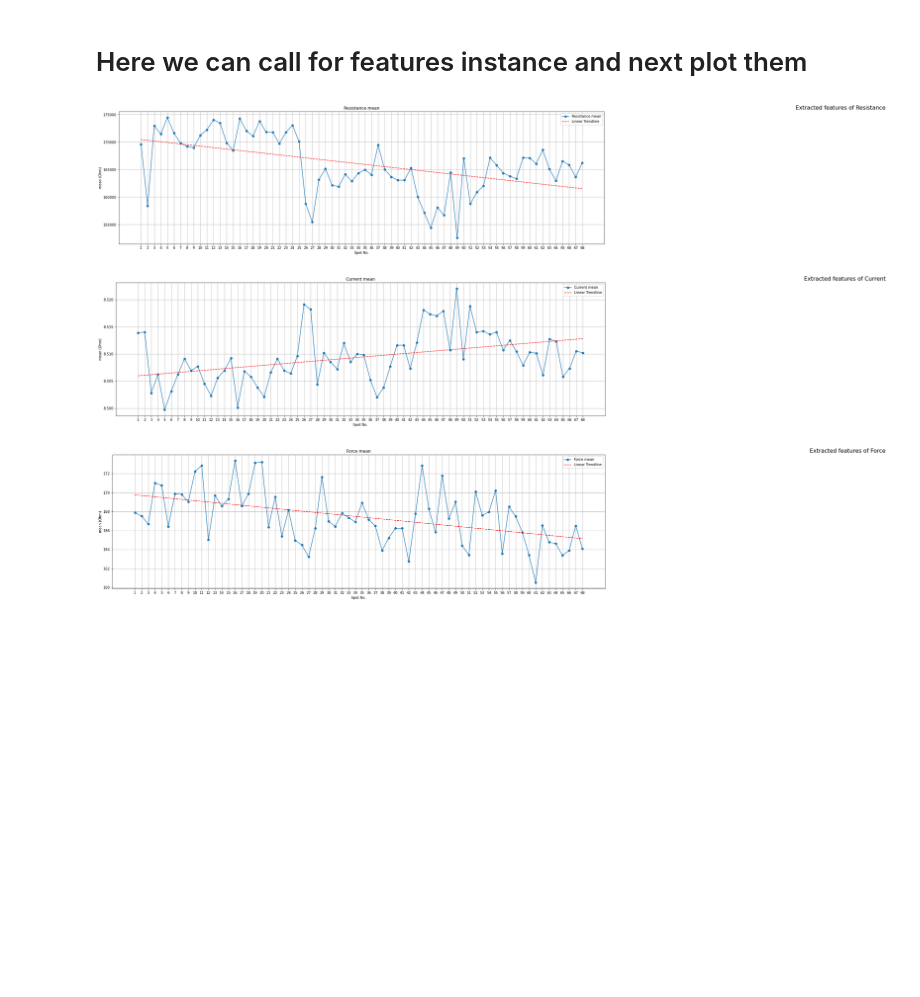
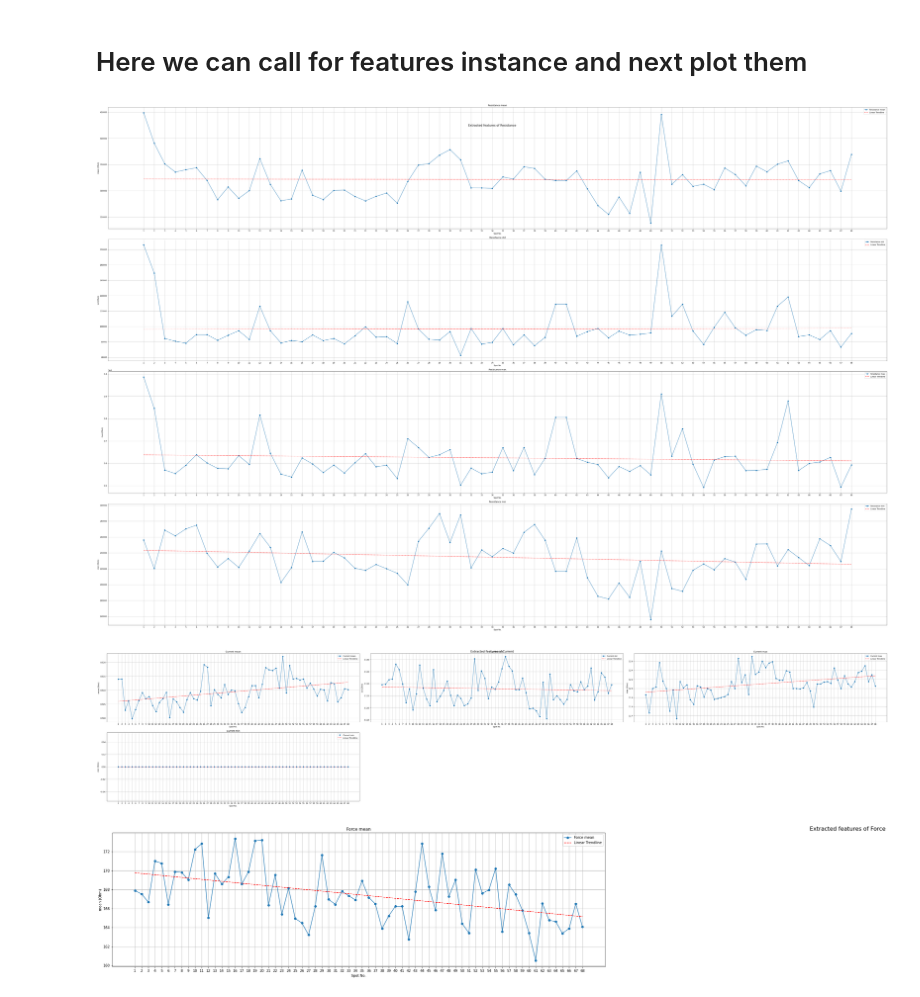
Before and after one commit to Protagonist-8/SpotProject, a Jupyter notebook: spot_eda.ipynb, the cells around one changed output. Drawn from its saved outputs; the diff is of its cells as text; code cells hidden in the pictures; blank space fills up the shorter version.

```diff
--- a/spot_eda.ipynb
+++ b/spot_eda.ipynb
@@ -79,10 +79,10 @@ def get_features(sensor,timestamps=None,spotf=1,spotl=69,normalize=False):
 # %%
 def plot_features(dataframe,sensor,features,trend=True,deg=1):
     n_features=len(dataframe.columns)
-    n_cols=3
+    n_cols=1
     n_rows=-(-n_features//n_cols)
 
-    fig, axes= plt.subplots(n_rows,n_cols, figsize=(60,6*n_rows))
+    fig, axes= plt.subplots(n_rows,n_cols, figsize=(60,10*n_rows))
     axes=axes.flatten()
     plt.suptitle(f"Extracted features of {sensor}",fontsize=16)
 
@@ -107,11 +107,13 @@ def plot_features(dataframe,sensor,features,trend=True,deg=1):
 # %% [markdown]
 # Here we can call for features instance and next plot them
 # %%
+timestamps=np.arange(61,81,1)
+
 # extracting all the statistical features for each sensor
-feature_list_Resistance=get_features(sensor="Resistance (Ohm)",spotf=1,spotl=69,normalize=False)
-feature_list_Force=get_features(sensor="Force (kgf)",spotf=1,spotl=69,normalize=False)
-feature_list_Current=get_features(sensor="Current (kA)",spotf=1,spotl=69,normalize=False)
-feature_list_Voltage=get_features(sensor='Voltage (V)',spotf=1,spotl=69,normalize=False)
+feature_list_Resistance=get_features(sensor="Resistance (Ohm)",spotf=1,spotl=69,normalize=False,timestamps=timestamps)
+feature_list_Force=get_features(sensor="Force (kgf)",spotf=1,spotl=69,normalize=False,timestamps=timestamps)
+feature_list_Current=get_features(sensor="Current (kA)",spotf=1,spotl=69,normalize=False,timestamps=timestamps)
+feature_list_Voltage=get_features(sensor='Voltage (V)',spotf=1,spotl=69,normalize=False,timestamps=timestamps)
 
 # creating respective dataframes
 
@@ -136,13 +138,13 @@ df_Voltage=pd.DataFrame(feature_list_Voltage,columns=feature_list_Voltage.keys()
 df_Voltage.index = range(1, len(df_Voltage) + 1)
 # %%
 # plotting extracted features for each sensor
-plot_features(dataframe=df_Resistance,sensor="Resistance",features=['mean'],trend=True,deg=1)
+plot_features(dataframe=df_Resistance,sensor="Resistance",features=['mean','std','max','min'],trend=True,deg=1)
 # %% [output]
-[figure, old version]
+[figure, new version]
 # %%
-plot_features(dataframe=df_Current,sensor="Current",features=['mean'],trend=True,deg=1)
+plot_features(dataframe=df_Current,sensor="Current",features=['mean','std','max','min'],trend=True,deg=1)
 # %% [output]
-[figure, old version]
+[figure, new version]
 # %%
 plot_features(dataframe=df_Force,sensor='Force',features=['mean'],trend=True,deg=1)
 # %% [output]
```
Also changed, not shown: parts of 7 cells of this notebook.
